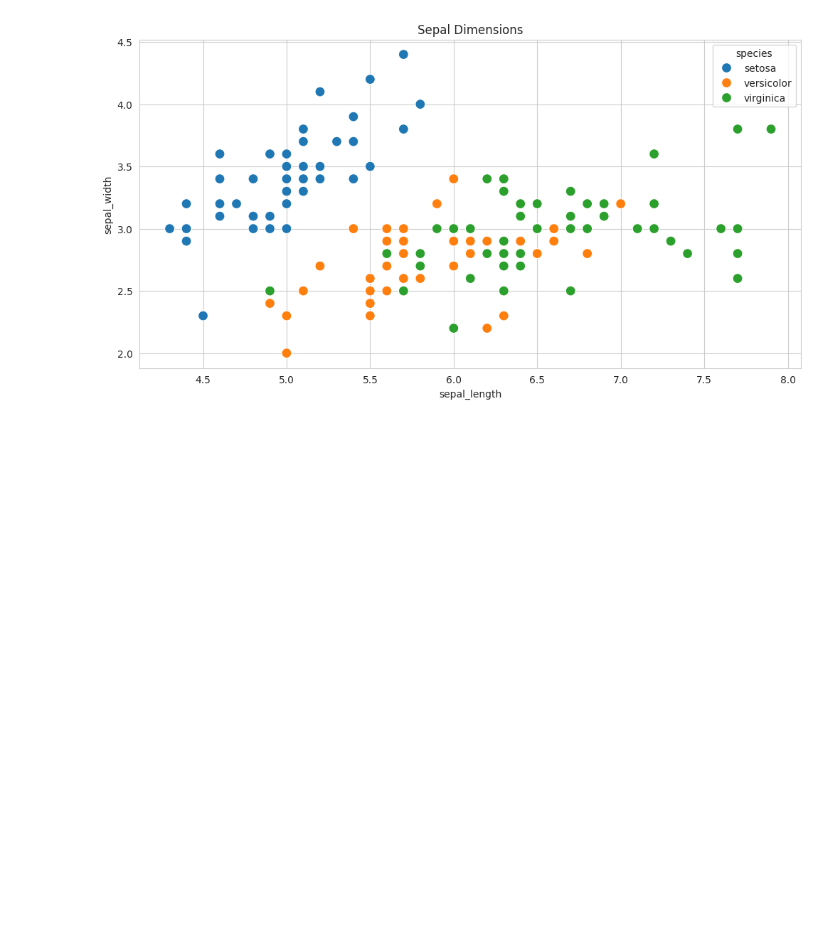
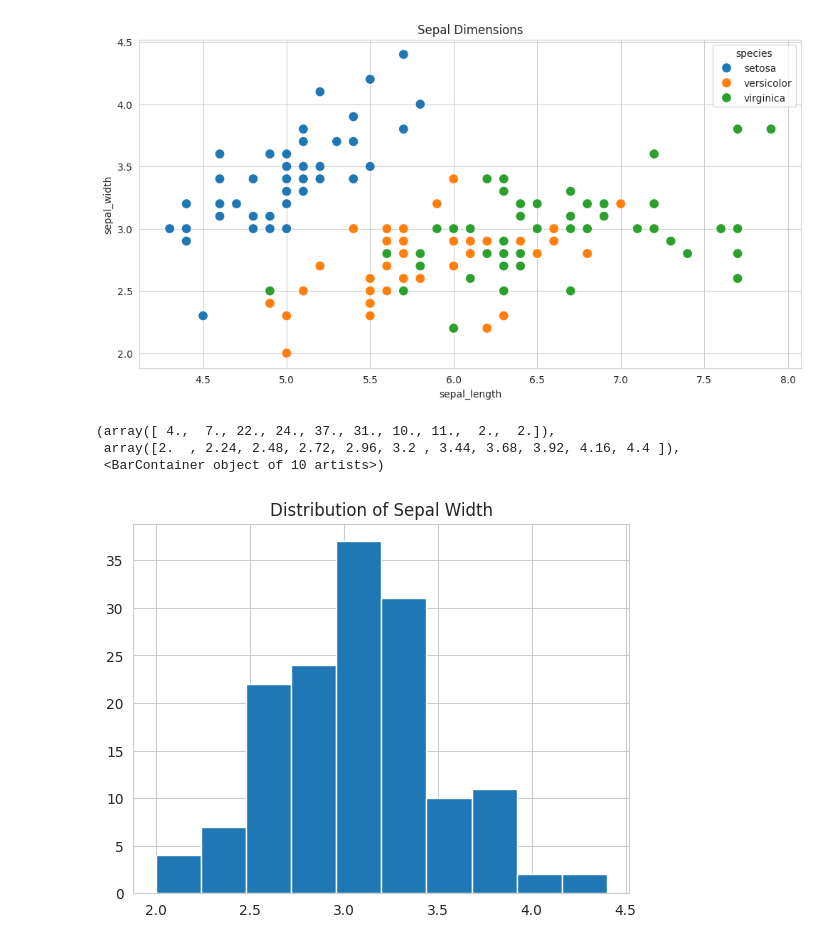
Before and after one commit to SunilPant054/Seaborn_Matplotlib, a Jupyter notebook: visualization.ipynb, the cells around one changed output. Drawn from its saved outputs; the diff is of its cells as text; code cells hidden in the pictures; blank space fills up the shorter version.

Commit message:
Histogram Completed

```diff
--- a/visualization.ipynb
+++ b/visualization.ipynb
@@ -139,3 +140,14 @@ sns.scatterplot(x='sepal_length', y='sepal_width', hue='species', s=100, data=fl
 # %% [output]
 <Axes: title={'center': 'Sepal Dimensions'}, xlabel='sepal_length', ylabel='sepal_width'>
 [figure]
+# %%
+# HISTOGRAM
+# A histogram represents the distribution of a variable by creating interval along the range of values and showing vertical bars to indicvate the number of observations in each bin
+
+plt.title("Distribution of Sepal Width")
+plt.hist(flowers_df.sepal_width)
+# %% [output]
+(array([ 4.,  7., 22., 24., 37., 31., 10., 11.,  2.,  2.]),
+ array([2.  , 2.24, 2.48, 2.72, 2.96, 3.2 , 3.44, 3.68, 3.92, 4.16, 4.4 ]),
+ <BarContainer object of 10 artists>)
+[figure, added]
```
Also changed, not shown: parts of 6 cells of this notebook.
